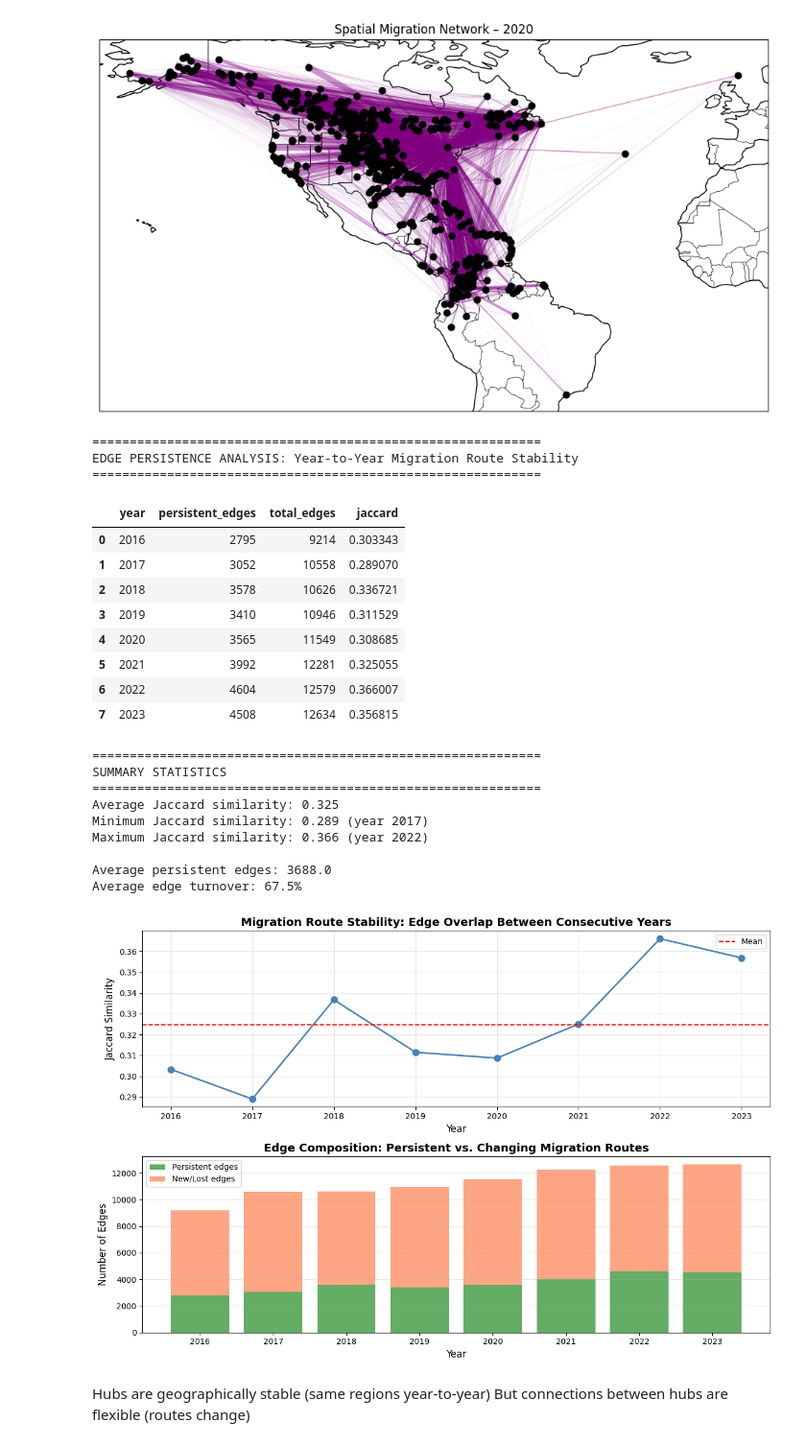
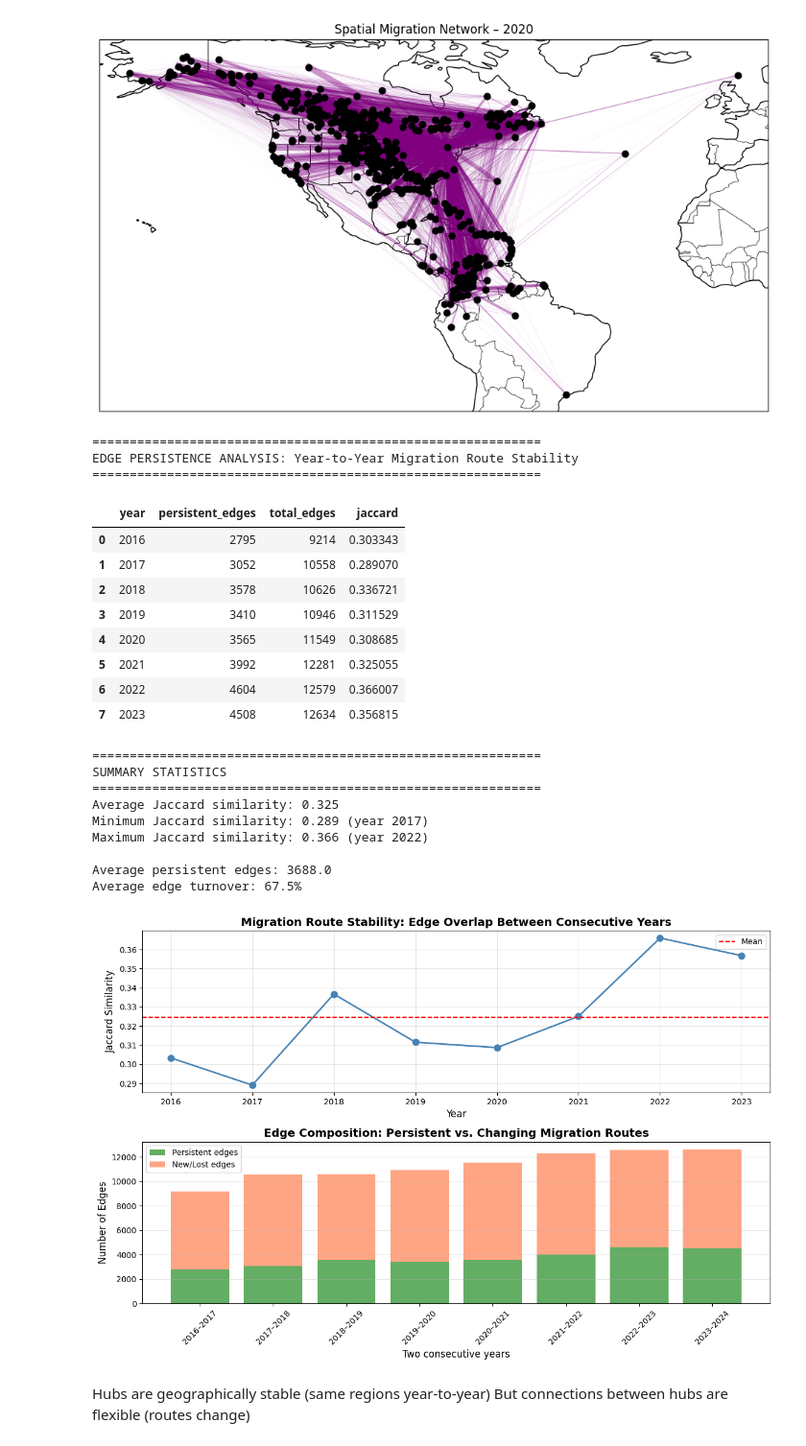
Before and after one commit to manasi2905/Climate-Change-Driven-Bird-Migration, a Jupyter notebook: new_intial_analysis_multispecies_extended.ipynb, the cells around one changed output. Shown at 96% size. Saved outputs shown, nothing was run; the diff lists cells and outputs as text; code cells hidden in the pictures.

```diff
--- a/new_intial_analysis_multispecies_extended.ipynb
+++ b/new_intial_analysis_multispecies_extended.ipynb
@@ -998,45 +998,49 @@ axes[0].legend()
 axes[0].grid(True, alpha=0.3)
 
 # Plot 2: Persistent vs New edges
+year_pairs = [f"{y}–{y+1}" for y in persistence_df["year"]]
+x = range(len(year_pairs))
 persistence_df['new_or_lost_edges'] = persistence_df['total_edges'] - persistence_df['persistent_edges']
 
-axes[1].bar(persistence_df['year'], persistence_df['persistent_edges'],
+axes[1].bar(x, persistence_df['persistent_edges'],
             label='Persistent edges', color='forestgreen', alpha=0.7)
-axes[1].bar(persistence_df['year'], persistence_df['new_or_lost_edges'],
+axes[1].bar(x,persistence_df['new_or_lost_edges'],
             bottom=persistence_df['persistent_edges'],
             label='New/Lost edges', color='coral', alpha=0.7)
-axes[1].set_xlabel('Year', fontsize=12)
+axes[1].set_xticks(x)
+axes[1].set_xticklabels(year_pairs, rotation=45)
+axes[1].set_xlabel('Two consecutive years', fontsize=12)
 axes[1].set_ylabel('Number of Edges', fontsize=12)
 axes[1].set_title('Edge Composition: Persistent vs. Changing Migration Routes',
                   fontsize=14, fontweight='bold')
 axes[1].legend()
 axes[1].grid(True, alpha=0.3, axis='y')
 
 plt.tight_layout()
 plt.show()
 # %% [output]
 ============================================================
 EDGE PERSISTENCE ANALYSIS: Year-to-Year Migration Route Stability
 ============================================================
 |  | year | persistent_edges | total_edges | jaccard |
 | 0 | 2016 | 2795 | 9214 | 0.303343 |
 | 1 | 2017 | 3052 | 10558 | 0.289070 |
 | 2 | 2018 | 3578 | 10626 | 0.336721 |
 | 3 | 2019 | 3410 | 10946 | 0.311529 |
 | 4 | 2020 | 3565 | 11549 | 0.308685 |
 | 5 | 2021 | 3992 | 12281 | 0.325055 |
 | 6 | 2022 | 4604 | 12579 | 0.366007 |
 | 7 | 2023 | 4508 | 12634 | 0.356815 |
 ============================================================
 SUMMARY STATISTICS
 ============================================================
 Average Jaccard similarity: 0.325
 Minimum Jaccard similarity: 0.289 (year 2017)
 Maximum Jaccard similarity: 0.366 (year 2022)
 
 Average persistent edges: 3688.0
 Average edge turnover: 67.5%
-[figure, old version]
+[figure, new version]
 # %% [markdown]
 Hubs are geographically stable (same regions year-to-year)
 But connections between hubs are flexible (routes change)
```
Also changed, not shown: parts of 3 cells of this notebook.
